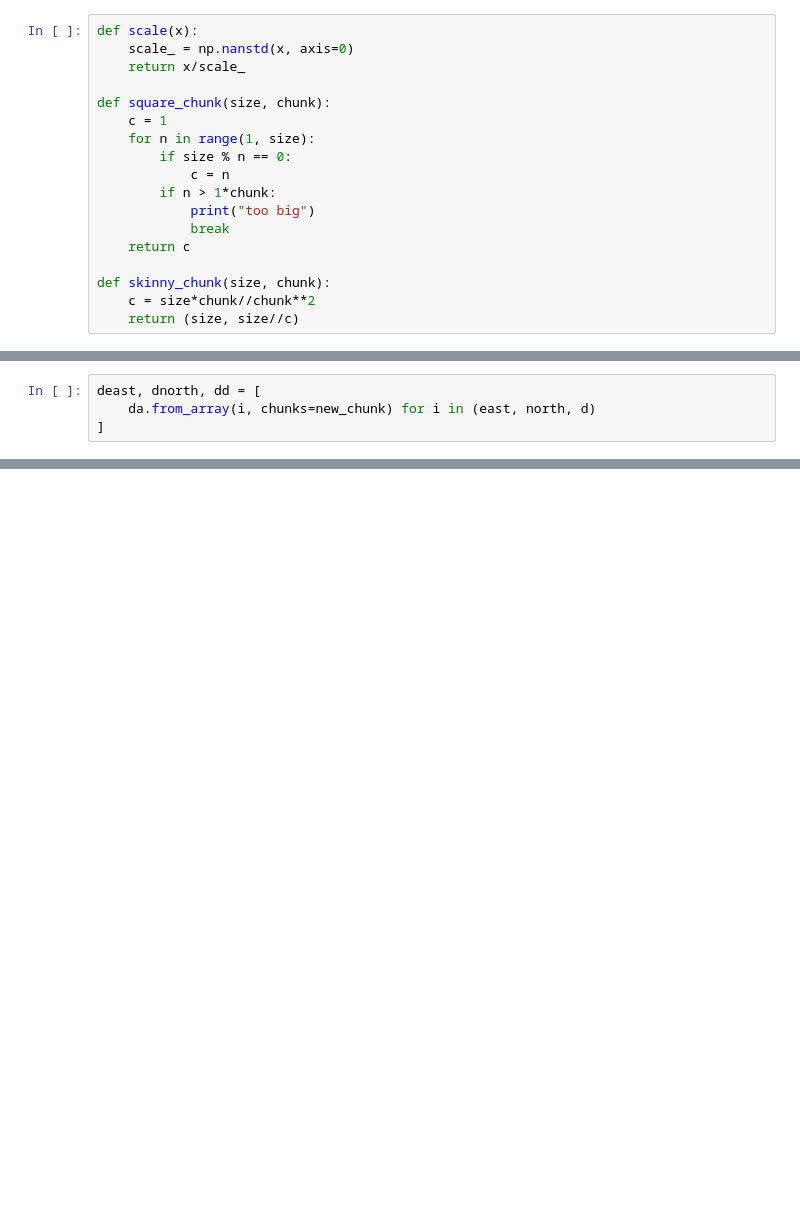
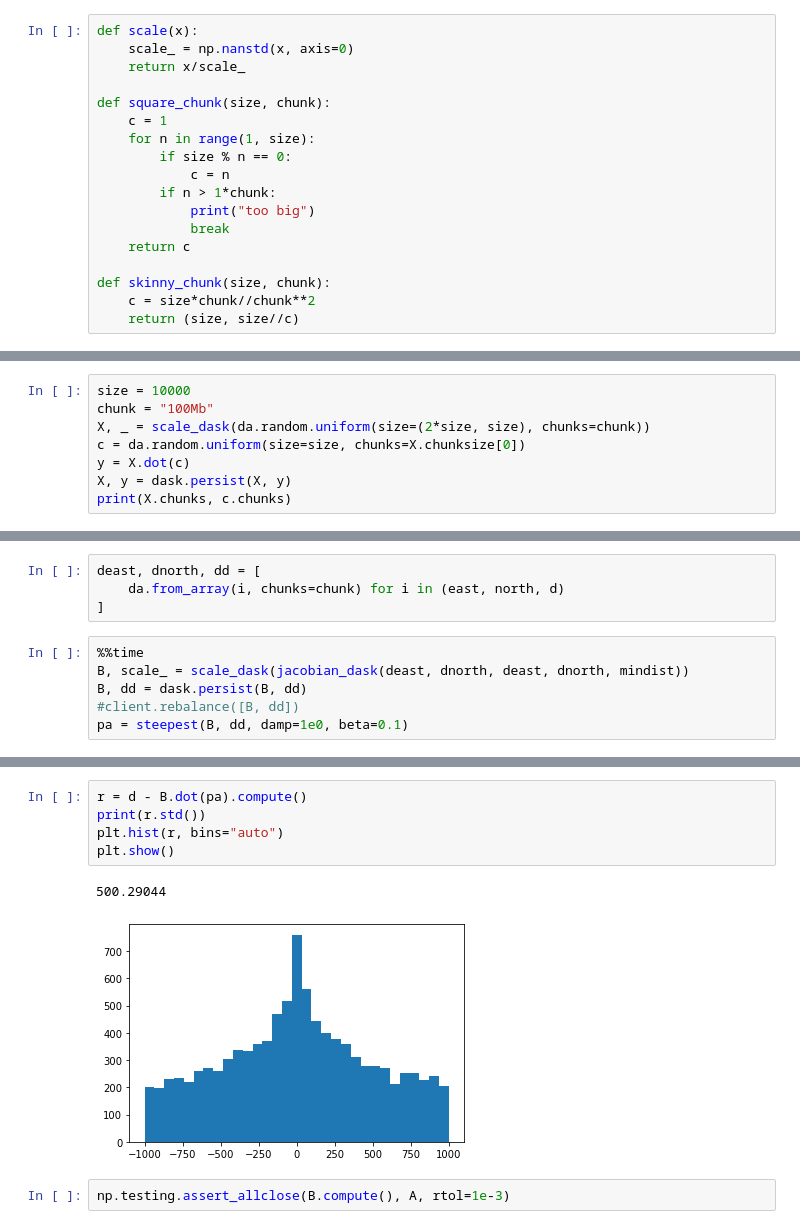
Before and after one commit to nikitaboyko/verde, a Jupyter notebook: dask-experiments.ipynb, the cells around one changed output, grey strips where cells are left out. Cells and saved outputs as stored; diff of their text form; blank space fills up the shorter version.

```diff
--- a/dask-experiments.ipynb
+++ b/dask-experiments.ipynb
@@ -87,0 +146,8 @@ def scale_dask(x):
+# %%
+size = 10000
+chunk = "100Mb"
+X, _ = scale_dask(da.random.uniform(size=(2*size, size), chunks=chunk))
+c = da.random.uniform(size=size, chunks=X.chunksize[0])
+y = X.dot(c)
+X, y = dask.persist(X, y)
+print(X.chunks, c.chunks)
@@ -88,4 +182,10 @@ def scale_dask(x):
 # %%
 deast, dnorth, dd = [
-    da.from_array(i, chunks=new_chunk) for i in (east, north, d)
+    da.from_array(i, chunks=chunk) for i in (east, north, d)
 ]
+# %%
+%%time
+B, scale_ = scale_dask(jacobian_dask(deast, dnorth, deast, dnorth, mindist))
+B, dd = dask.persist(B, dd)
+#client.rebalance([B, dd])
+pa = steepest(B, dd, damp=1e0, beta=0.1)
@@ -91,0 +196,10 @@ deast, dnorth, dd = [
+# %%
+r = d - B.dot(pa).compute()
+print(r.std())
+plt.hist(r, bins="auto")
+plt.show()
+# %% [output]
+500.29044
+[figure, added]
+# %%
+np.testing.assert_allclose(B.compute(), A, rtol=1e-3)
```
Also changed, not shown: parts of 16 cells of this notebook.
